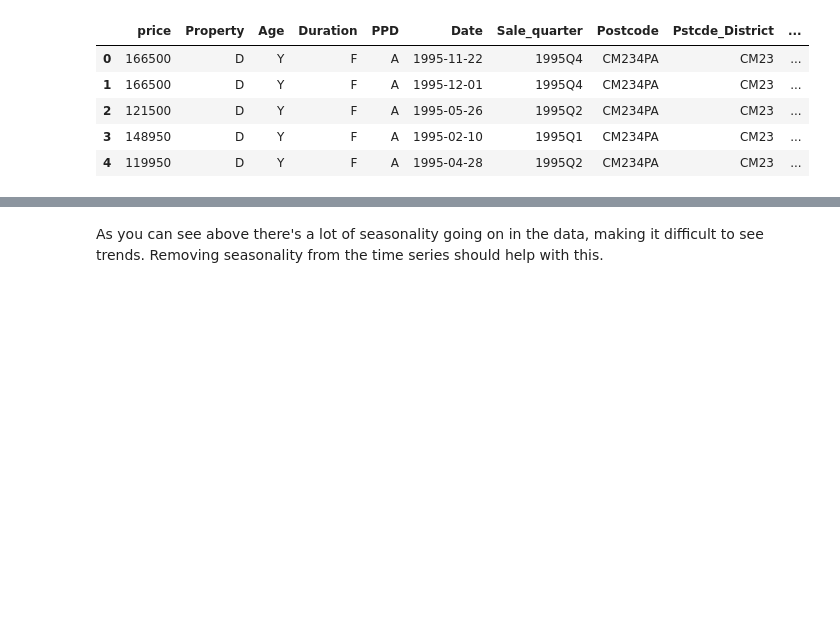
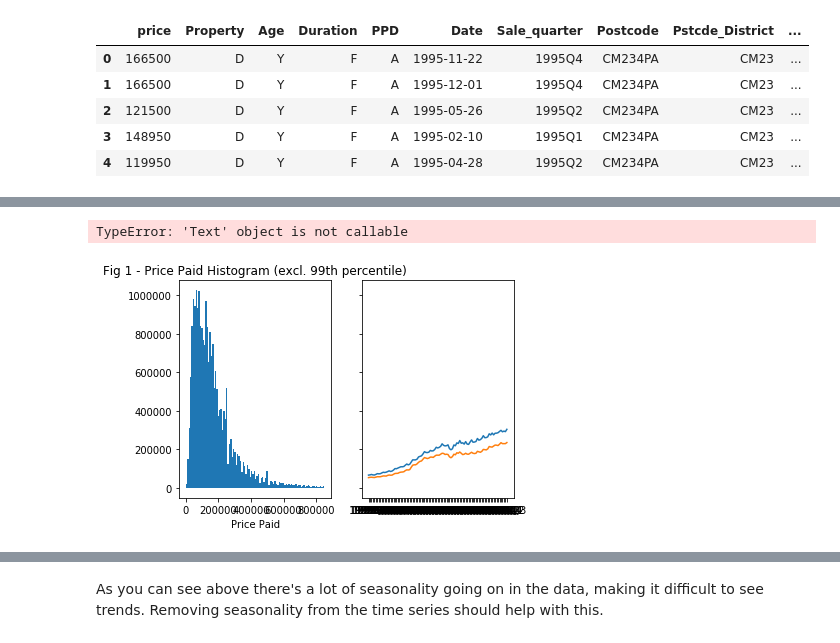
Before and after one commit to Cemlyn/UK-Housing-Market, a Jupyter notebook: UK_Housing_Market_Project.ipynb, the cells around one changed output, grey strips where cells are left out. Cells and saved outputs as stored; diff of their text form; code cells hidden in the pictures; blank space fills up the shorter version.

```diff
--- a/UK_Housing_Market_Project.ipynb
+++ b/UK_Housing_Market_Project.ipynb
@@ -214 +214,21 @@ plt.show()
+# %%
+#Calculate median house price by quarter
+df2 = pd.read_csv(os.path.join(os.getcwd(),'0. Data/Source_0.csv'))
+df2['Date'] = pd.to_datetime(df2['Date'])
+df_median = df2.groupby(['Sale_quarter'])['price'].agg(['median','mean'])
+# %%
+#Creates two subplots and unpacks the output array immediately
+f, (ax1, ax2) = plt.subplots(1, 2, sharey=True)
+
+ax1.hist(df2[df2['price']<=df2.price.quantile(0.99)].price, bins=100)
+ax1.set_title("Fig 1 - Price Paid Histogram (excl. 99th percentile)")
+ax1.set_xlabel("Price Paid")
+
+ax2.plot(list(df_median.index),df_median['mean'].values)
+ax2.plot(list(df_median.index),df_median['median'].values)
+ax2.title("Fig 2 - Median and Mean Price Paid by Quarter")
+plt.show()
+# %% [output]
+TypeError: 'Text' object is not callable
+[figure, added]
 # %% [markdown]
```
Also changed, not shown: parts of 16 cells of this notebook.
